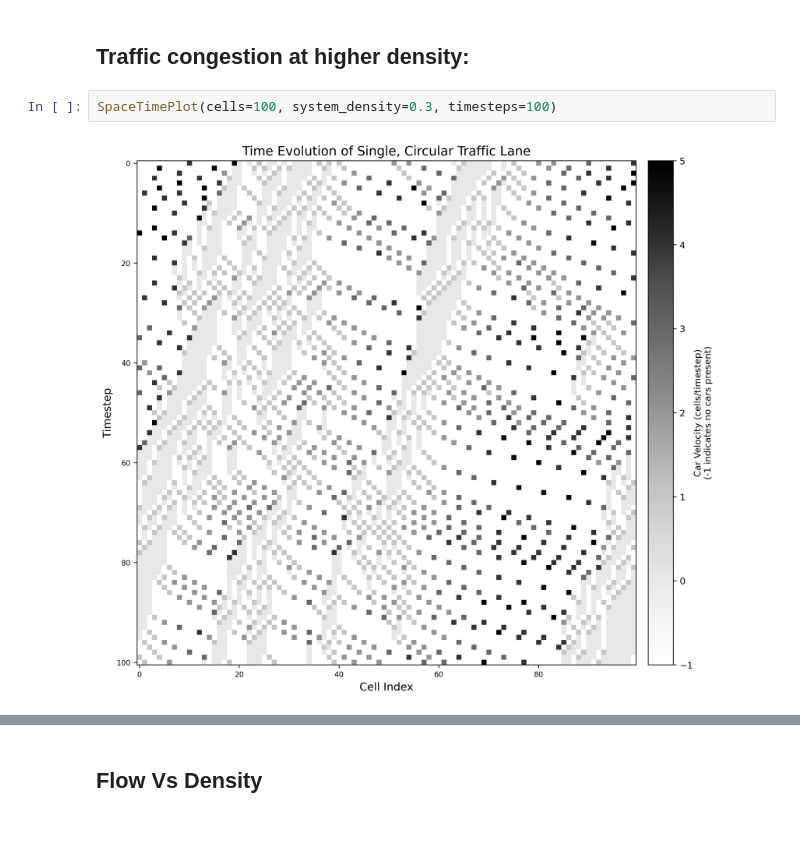
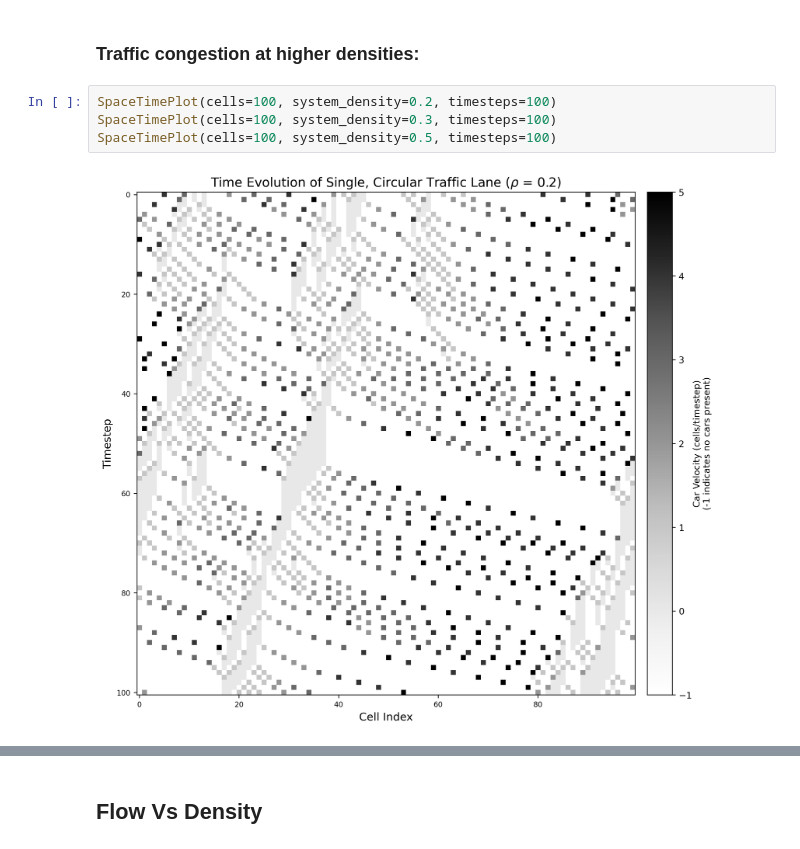
Before and after one commit to starmallow/PHY329_Project, a Jupyter notebook: demos/demo.ipynb, the cells around one changed output, grey strips where cells are left out. Cells and saved outputs as stored; diff of their text form.

```diff
--- a/demos/demo.ipynb
+++ b/demos/demo.ipynb
@@ -20,6 +39,8 @@ SpaceTimePlot(cells=100, system_density=0.1, timesteps=100)
 # %% [markdown]
-## Traffic congestion at higher density:
+### Traffic congestion at higher densities:
 # %%
+SpaceTimePlot(cells=100, system_density=0.2, timesteps=100)
 SpaceTimePlot(cells=100, system_density=0.3, timesteps=100)
+SpaceTimePlot(cells=100, system_density=0.5, timesteps=100)
 # %% [output]
-[figure, old version]
+[figure, new version]
```
Also changed, not shown: parts of 13 cells of this notebook, 1 other file.
